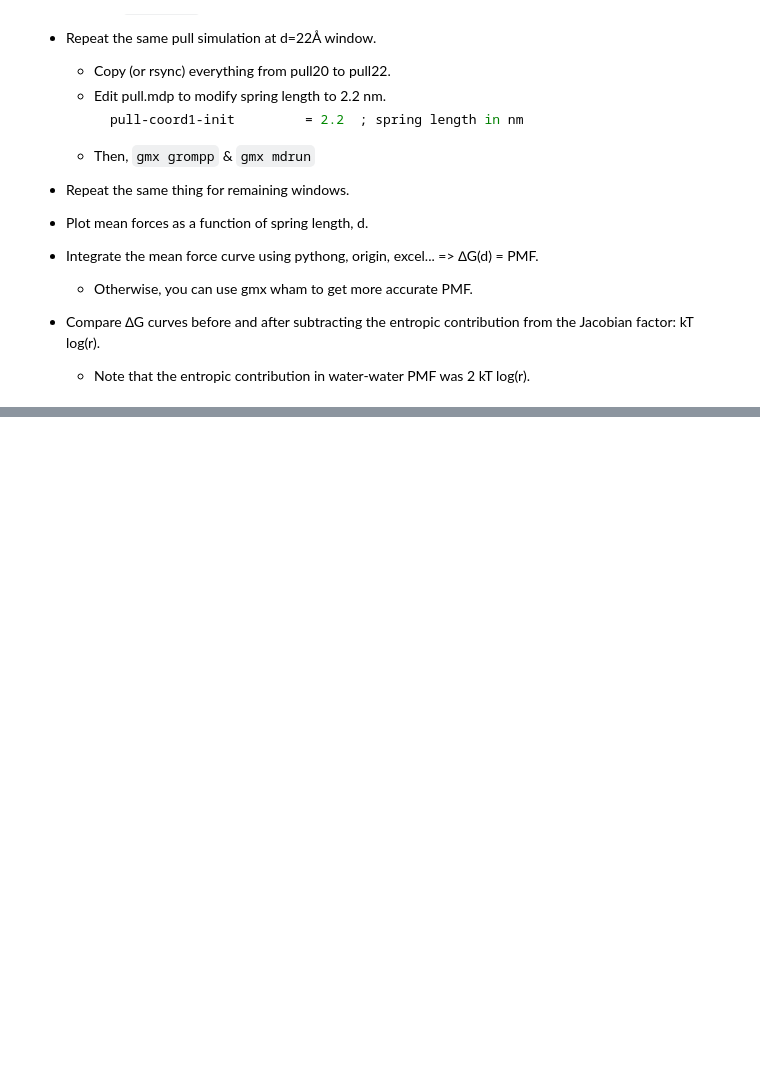
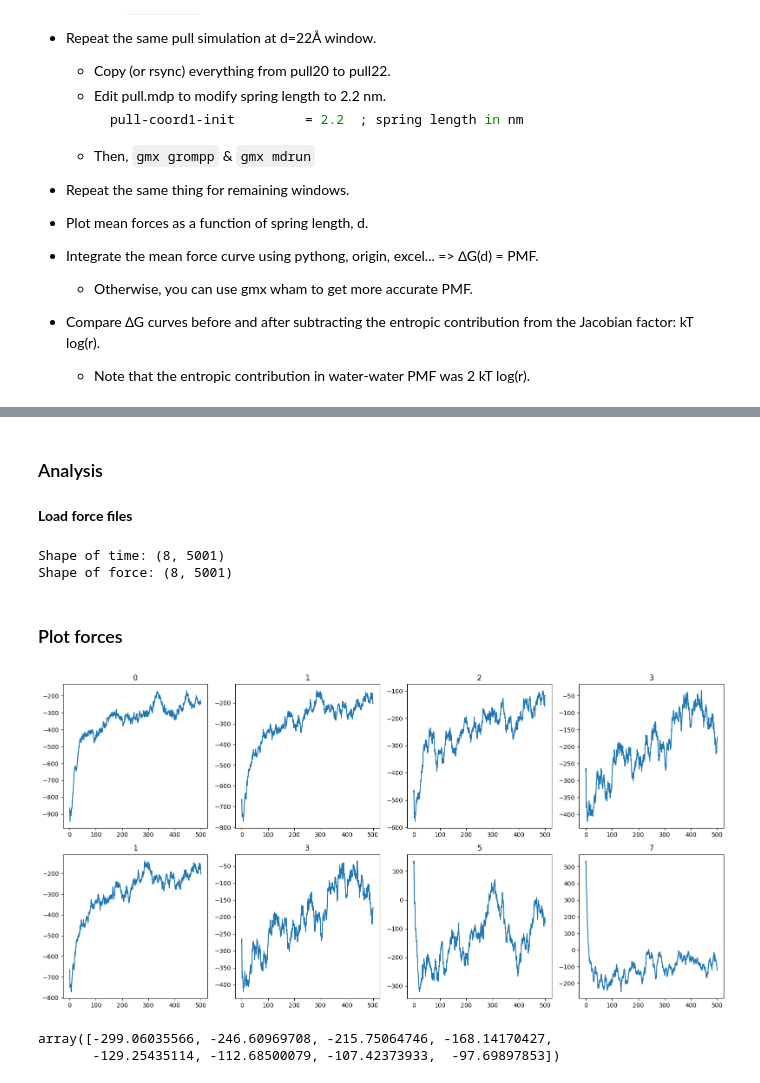
Before and after one commit to kgw1047/Biomodeling, a Jupyter notebook: biomodeling_tutorials/dna_dna_interaction/tutorial.ipynb, the cells around one changed output, grey strips where cells are left out. Cells and saved outputs as stored; diff of their text form; code cells hidden in the pictures; blank space fills up the shorter version.

Commit message:
[Feat] merge tutorial and analysis

```diff
--- a/biomodeling_tutorials/dna_dna_interaction/tutorial.ipynb
+++ b/biomodeling_tutorials/dna_dna_interaction/tutorial.ipynb
@@ -143,3 +143,5 @@
     - Note that the entropic contribution in water-water PMF was 2 kT log(r).
 # %% [markdown]
 <img src="../img/dnadna_ion.png" width=300 />
+# %% [markdown]
+### Analysis
@@ -145,0 +155,44 @@
+# %% [markdown]
+**Load force files**
+# %%
+dir_path = "/home/wowjason/work/projects/md_lect/dna_dna_interaction_2"
+
+time = []
+force = []
+
+for i in range(20, 35, 2):
+    force_path = f"{dir_path}/pull.{i}_pullf.xvg"
+    xvg = np.loadtxt(force_path, comments=["@", "#"])
+    time.append(xvg[:, 0])
+    force.append(xvg[:, 1])
+time = np.array(time)
+force = np.array(force)
+
+print(f"Shape of time: {time.shape}")
+print(f"Shape of force: {force.shape}")
+# %% [output]
+Shape of time: (8, 5001)
+Shape of force: (8, 5001)
+# %% [markdown]
+### Plot forces
+# %%
+fig, axs = plt.subplots(2, 4, figsize=(16, 8))
+
+for i in range(2):
+    for j in range(4):
+        axs[i][j].plot(time[(i+1) * (j+1) - 1], force[(i+1) * (j+1) - 1])
+        axs[i][j].set_title(f"{(i+1) * (j+1) - 1}")
+
+plt.tight_layout()
+plt.show()
+# %% [output]
+[figure, added]
+# %%
+# Set your own time offset
+time_offset = 100
+
+mean_forces = np.mean(force[:, time_offset*10:], axis=-1)
+mean_forces
+# %% [output]
+array([-299.06035566, -246.60969708, -215.75064746, -168.14170427,
+       -129.25435114, -112.68500079, -107.42373933,  -97.69897853])
```
Also changed, not shown: parts of 12 cells of this notebook, 10 other files.
